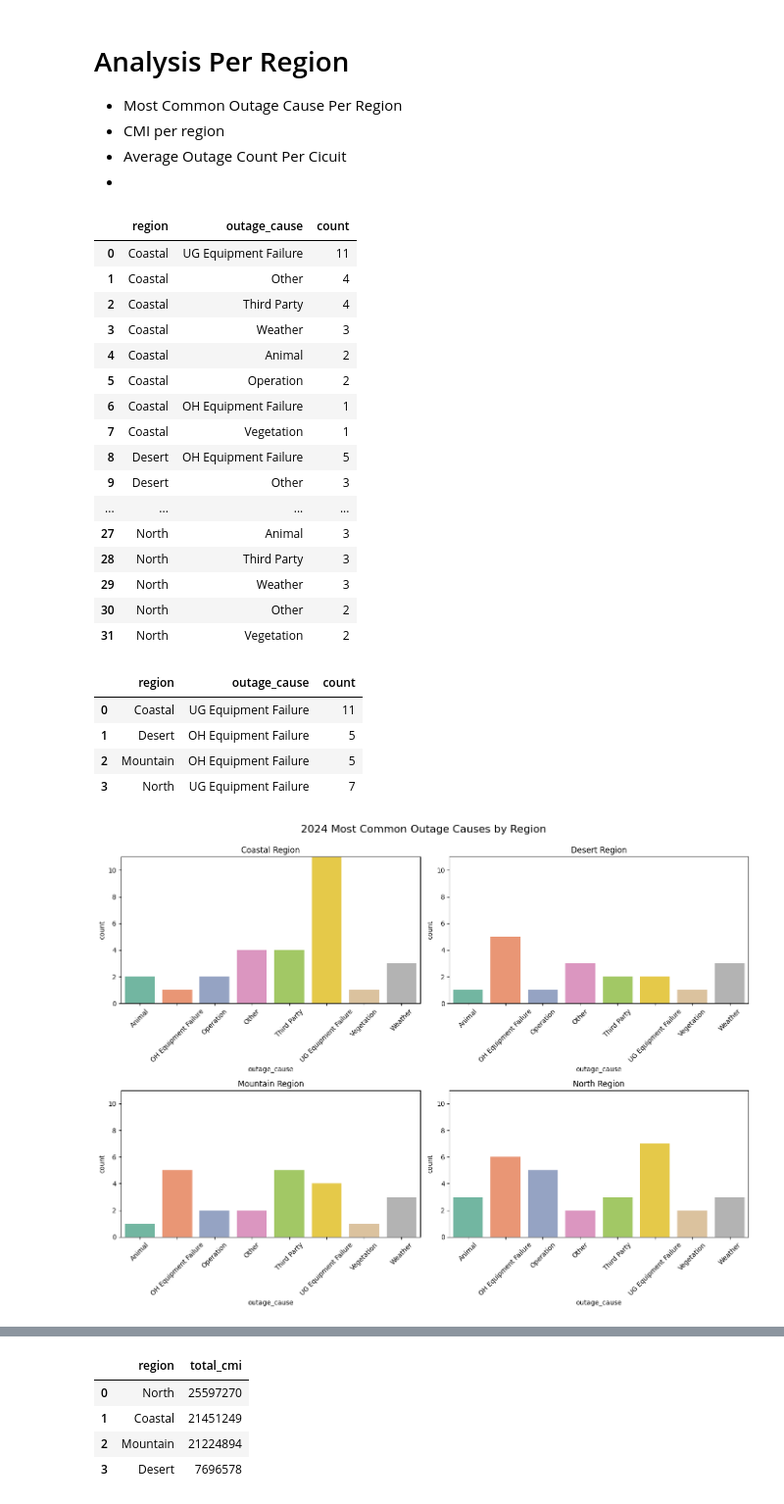
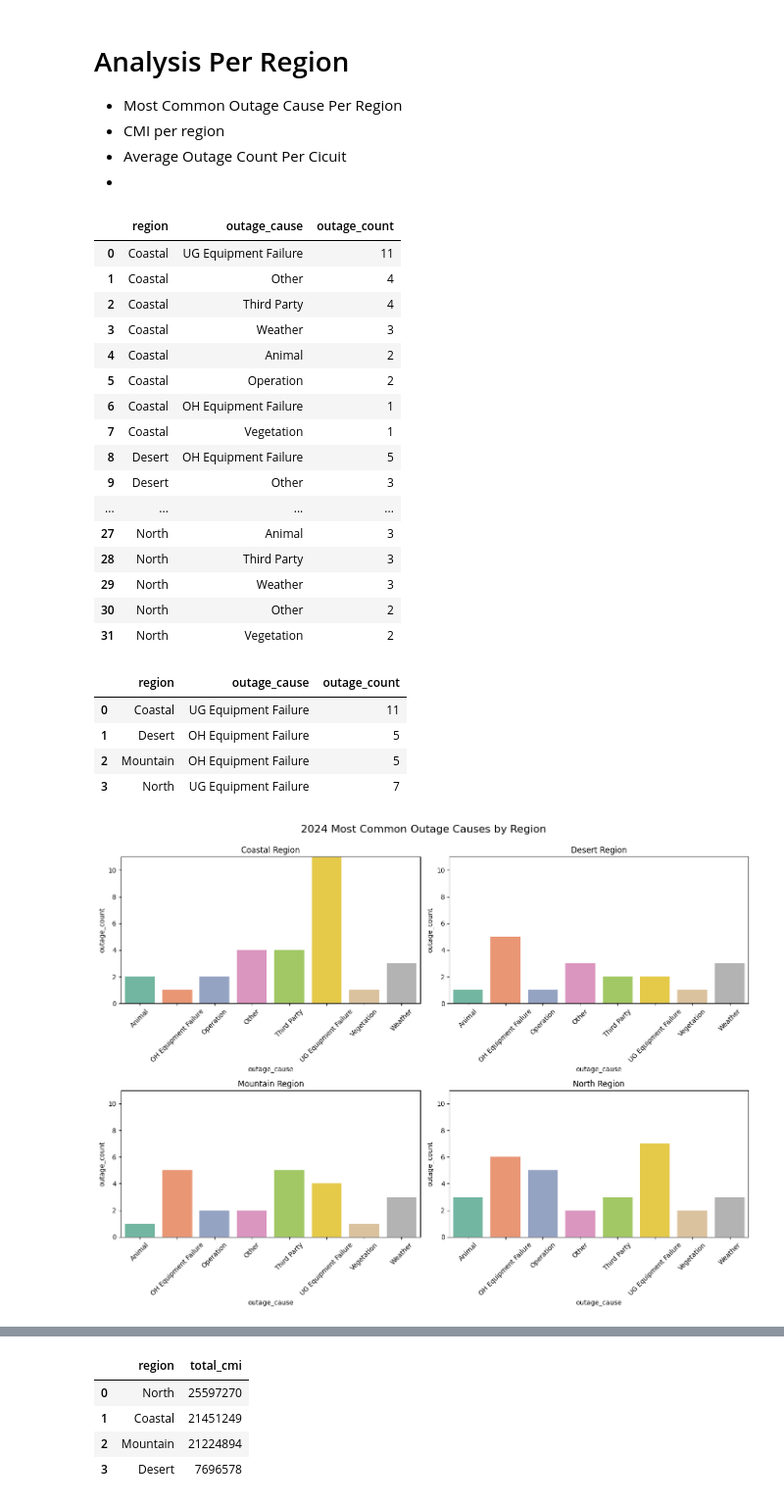
Before and after one commit to GerardoG2/ITC-2025, a Jupyter notebook: circuit-outage-analysis.ipynb, the cells around one changed output, grey strips where cells are left out. Shown at 98% size. Drawn from its saved outputs; the diff is of its cells as text; code cells hidden in the pictures.

```diff
--- a/circuit-outage-analysis.ipynb
+++ b/circuit-outage-analysis.ipynb
@@ -58,5 +57,9 @@ circuit['saifi_2024'] = ( circuit['total_outages_2024'] / circuit['customer_coun
 circuit['saidi_diff_from_prev_year'] = circuit['saidi_2024'] - circuit['saidi_2023']
 circuit['saifi_diff_from_prev_year'] = circuit['saifi_2024'] - circuit['saifi_2023']
 
+cmi_per_circuit = circuit_outage.groupby("circuit_name")["cmi"].sum().reset_index()
+circuit = circuit.merge(cmi_per_circuit, on="circuit_name", how="left")
+circuit = circuit.rename(columns={"cmi": "cmi_2024"})
+
 df = (circuit_outage.merge(circuit, on=['circuit_number','circuit_name'], how='inner')
 )
@@ -193,14 +206,14 @@ outage_per_region = (
     df
     .groupby(["region", "outage_cause"])
     .size()
-    .reset_index(name="count")
-    .sort_values(by=["region", "count"], ascending=[True, False])
+    .reset_index(name="outage_count")
+    .sort_values(by=["region", "outage_count"], ascending=[True, False])
     .reset_index(drop=True)
 )
 
 outage_per_region
 # %% [output]
-|  | region | outage_cause | count |
+|  | region | outage_cause | outage_count |
 | 0 | Coastal | UG Equipment Failure | 11 |
 | 1 | Coastal | Other | 4 |
 | 2 | Coastal | Third Party | 4 |
@@ -220,14 +233,14 @@ outage_per_region
 # %%
 top_cause_per_region = (
     outage_per_region
-    .sort_values(by=["region", "count"], ascending=[True, False])
+    .sort_values(by=["region", "outage_count"], ascending=[True, False])
     .groupby("region")
     .head(1)
     .reset_index(drop=True)
 )
 top_cause_per_region
 # %% [output]
-|  | region | outage_cause | count |
+|  | region | outage_cause | outage_count |
 | 0 | Coastal | UG Equipment Failure | 11 |
 | 1 | Desert | OH Equipment Failure | 5 |
 | 2 | Mountain | OH Equipment Failure | 5 |
@@ -235,7 +248,7 @@ top_cause_per_region
 # %%
 # histograms for most common outages per region
 
-max_count = outage_per_region['count'].max()
+max_count = outage_per_region['outage_count'].max()
 
 coastal = outage_per_region[outage_per_region["region"] == "Coastal"]
 desert = outage_per_region[outage_per_region["region"] == "Desert"]
@@ -255,38 +268,38 @@ mountain = fill_missing_causes(mountain)
 north = fill_missing_causes(north)
 
 
 
 palette = sns.color_palette("Set2")
 
 fig, axs = plt.subplots(2, 2, figsize=(14, 10))
 
 
 
-sns.barplot(data=coastal, x="outage_cause", y="count",hue="outage_cause", ax=axs[0, 0], palette=palette)
+sns.barplot(data=coastal, x="outage_cause", y="outage_count",hue="outage_cause", ax=axs[0, 0], palette=palette)
 axs[0, 0].set_title("Coastal Region")
 axs[0, 0].tick_params(axis='x', rotation=45)
 axs[0, 0].set_ylim(0, max_count)
 
-sns.barplot(data=desert, x="outage_cause", y="count",hue="outage_cause", ax=axs[0, 1], palette=palette)
+sns.barplot(data=desert, x="outage_cause", y="outage_count",hue="outage_cause", ax=axs[0, 1], palette=palette)
 axs[0, 1].set_title("Desert Region")
 axs[0, 1].tick_params(axis='x', rotation=45)
 axs[0, 1].set_ylim(0, max_count)
 
-sns.barplot(data=mountain, x="outage_cause", y="count",hue="outage_cause", ax=axs[1, 0], palette=palette)
+sns.barplot(data=mountain, x="outage_cause", y="outage_count",hue="outage_cause", ax=axs[1, 0], palette=palette)
 axs[1, 0].set_title("Mountain Region")
 axs[1, 0].tick_params(axis='x', rotation=45)
 axs[1, 0].set_ylim(0, max_count)
 
-sns.barplot(data=north, x="outage_cause", y="count",hue="outage_cause", ax=axs[1, 1], palette=palette)
+sns.barplot(data=north, x="outage_cause", y="outage_count",hue="outage_cause", ax=axs[1, 1], palette=palette)
 axs[1, 1].set_title("North Region")
 axs[1, 1].tick_params(axis='x', rotation=45)
 axs[1, 1].set_ylim(0, max_count)
 
 plt.tight_layout()
 plt.suptitle("2024 Most Common Outage Causes by Region", fontsize=16, y=1.03)
 plt.show()
 # %% [output]
-[figure, old version]
+[figure, new version]
 # %%
 # Circuit Type Count Per region
 circuit_per_region = (
```
Also changed, not shown: parts of 5 cells of this notebook, 1 other file.
